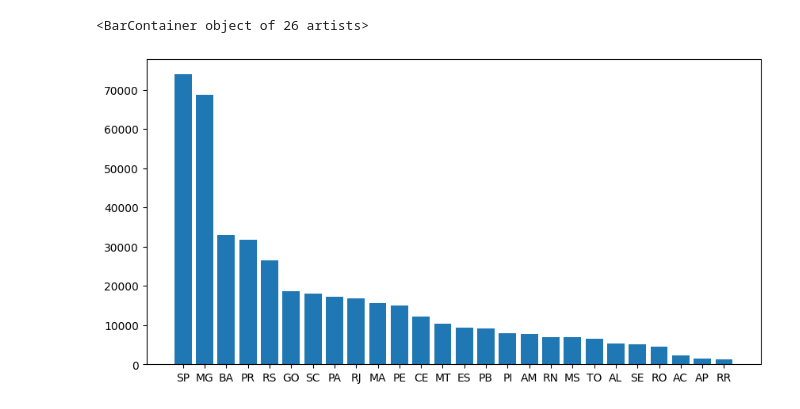
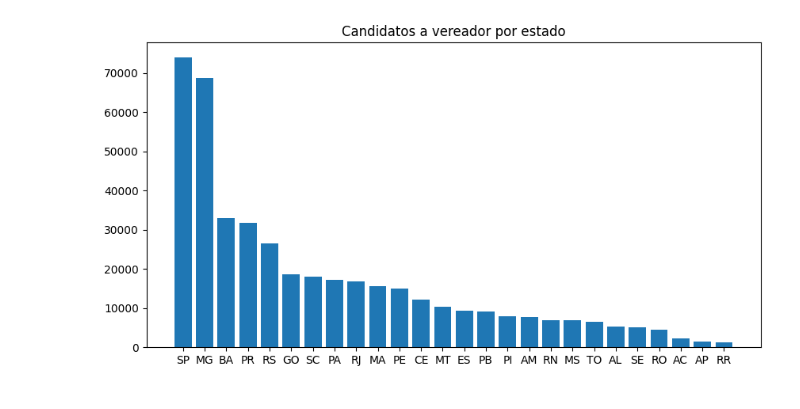
Before and after one commit to nfmmendes/eleicoes-2024-brasil, a Jupyter notebook: Eleições 2024.ipynb, the cells around one changed output. Cells and saved outputs as stored; diff of their text form; code cells hidden in the pictures.

```diff
--- a/Eleições 2024.ipynb
+++ b/Eleições 2024.ipynb
@@ -5,10 +5,12 @@ from matplotlib import pyplot as plt
 df = pd.read_csv("candidatos_info_politica.csv", sep=';', encoding="ANSI")
 # %%
 df_candidatos_vereador = df[df["DS_CARGO"]== "VEREADOR"]
-candidatos_vereador_uf = df_candidatos_vereador[["SG_UF", "NM_URNA_CANDIDATO"]].groupby(["SG_UF"]).count().sort_values(by="NM_URNA_CANDIDATO", ascending=False)
+candidatos_vereador_uf = df_candidatos_vereador[["SG_UF", "NM_URNA_CANDIDATO"]].groupby(["SG_UF"]).count()
+candidatos_vereador_uf = candidatos_vereador_uf.sort_values(by="NM_URNA_CANDIDATO", ascending=False)
 fig = plt.figure(figsize = (10, 5))
 plt.bar(candidatos_vereador_uf.index, candidatos_vereador_uf["NM_URNA_CANDIDATO"], width=0.8)
+plt.title("Candidatos a vereador por estado")
+plt.show()
 # %% [output]
-<BarContainer object of 26 artists>
-[figure, old version]
+[figure, new version]
 # %%
```
Also changed, not shown: parts of 1 cell of this notebook.
